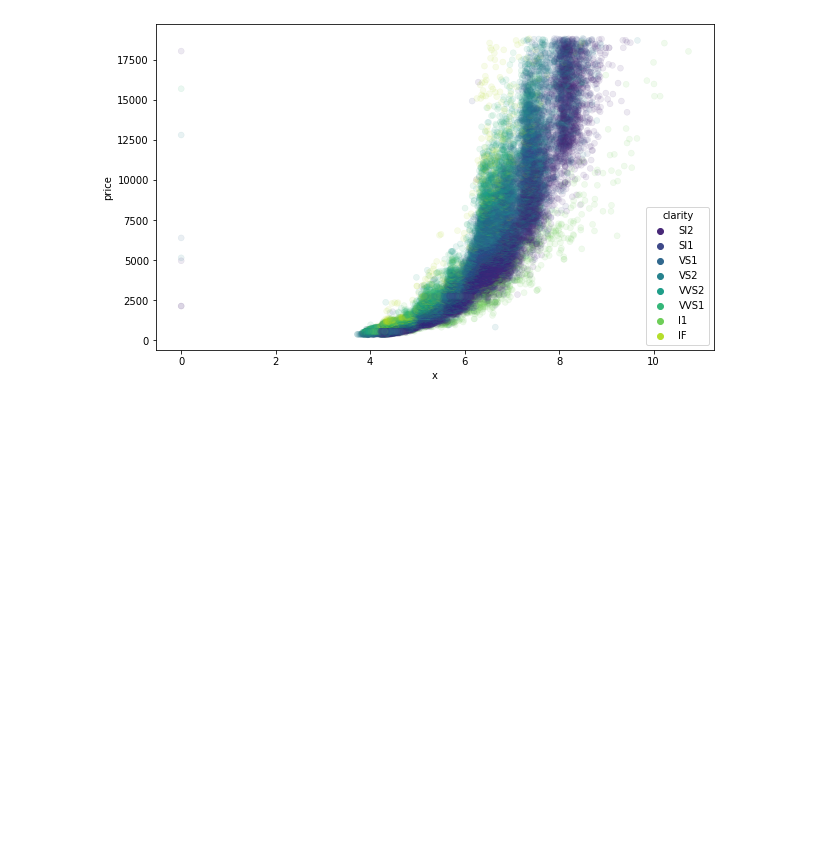
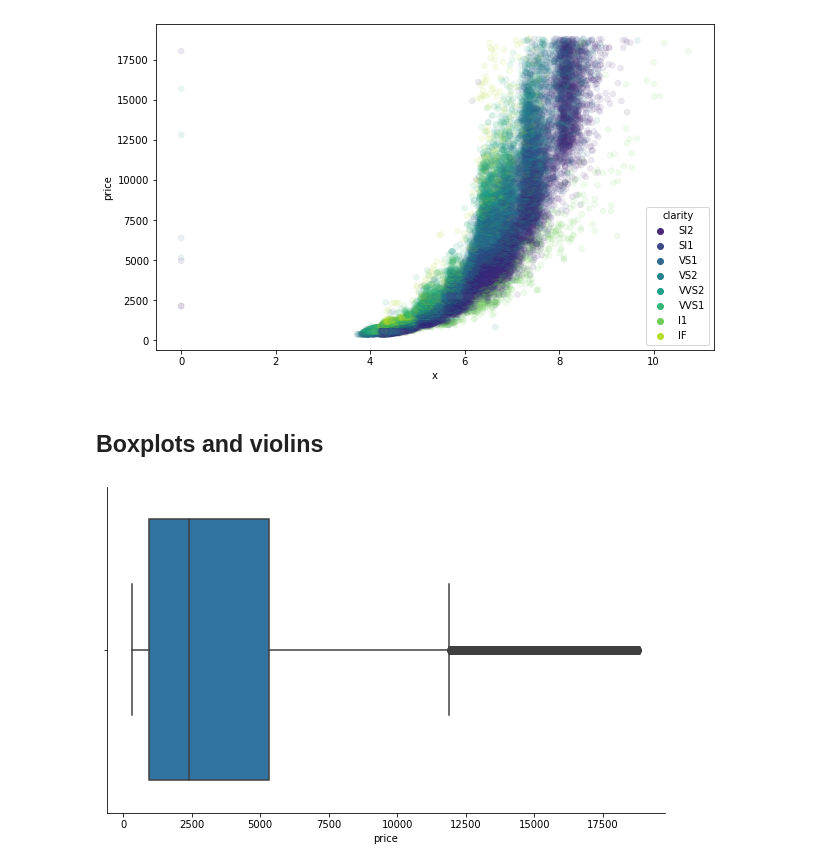
Before and after one commit to naruhikohama/dataviz-python, a Jupyter notebook: Seaborn/seaborn_intro_demo.ipynb, the cells around one changed output. Cells and saved outputs as stored; diff of their text form; code cells hidden in the pictures; blank space fills up the shorter version.

Commit message:
seaborn boxplot and violin plots

```diff
--- a/Seaborn/seaborn_intro_demo.ipynb
+++ b/Seaborn/seaborn_intro_demo.ipynb
@@ -187,3 +189,15 @@ sns.scatterplot(
 plt.show()
 # %% [output]
 [figure]
+# %% [markdown]
+## Boxplots and violins
+# %%
+fig, ax = plt.subplots(figsize = (10, 6))
+
+sns.boxplot(x = 'price', data=diamonds)
+
+sns.despine()
+
+plt.show()
+# %% [output]
+[figure, added]
```
Also changed, not shown: parts of 5 cells of this notebook.
